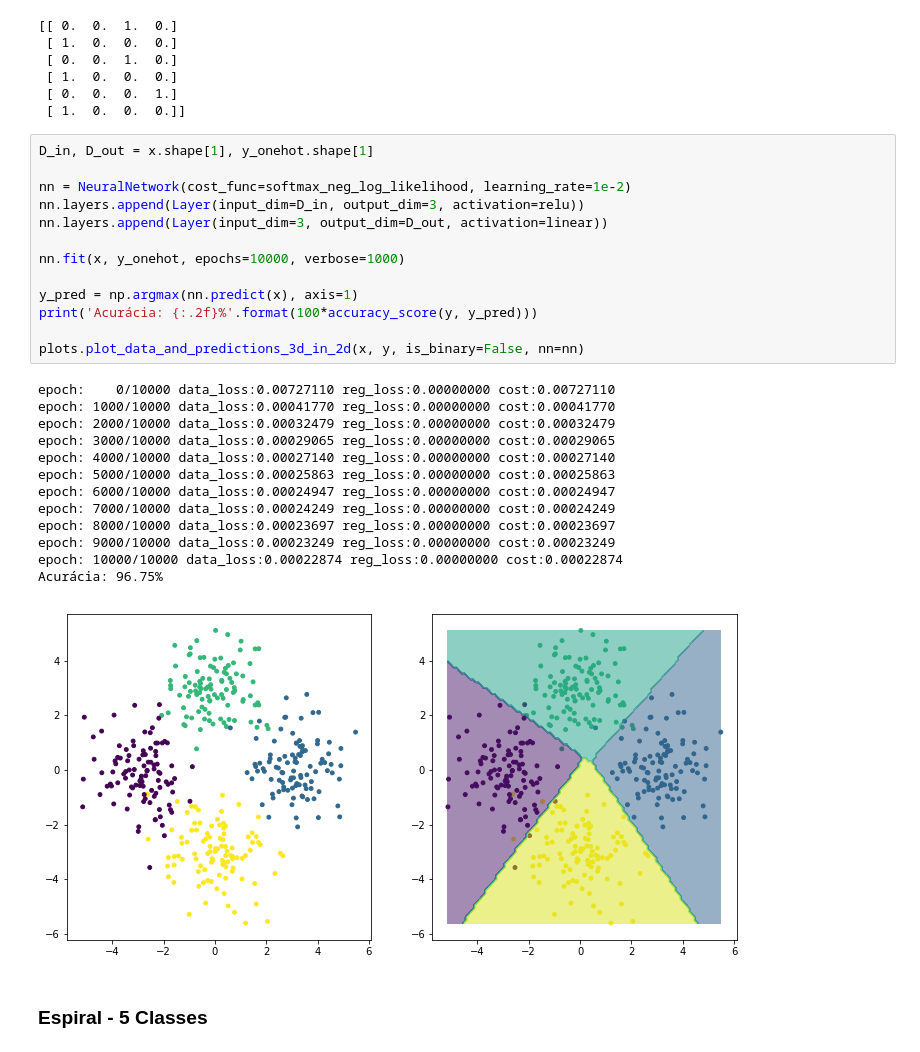
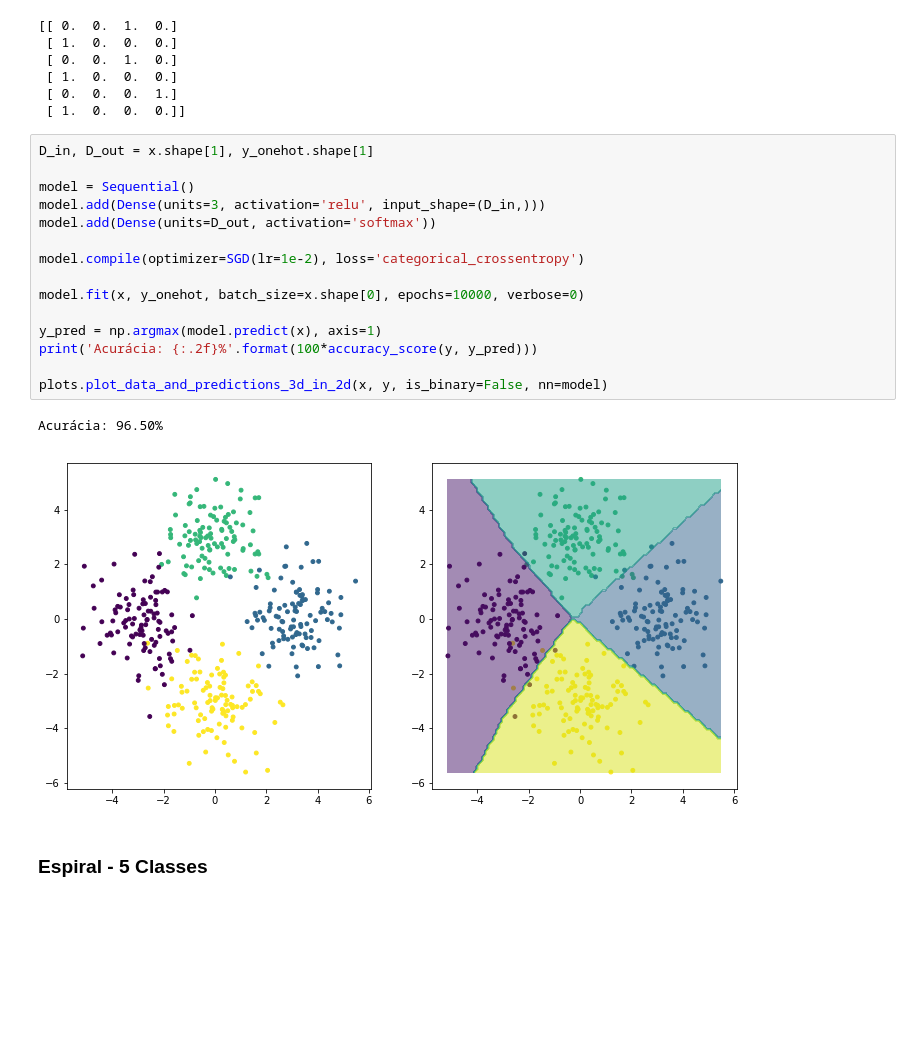
Before and after one commit to arnaldog12/Manual-Pratico-Deep-Learning, a Jupyter notebook: Rede Neural_Keras.ipynb, the cells around one changed output. Drawn from its saved outputs; the diff is of its cells as text; blank space fills up the shorter version.

```diff
--- a/Rede Neural_Keras.ipynb
+++ b/Rede Neural_Keras.ipynb
@@ -644,30 +578,21 @@ print(y_onehot[::70])
 # %%
 D_in, D_out = x.shape[1], y_onehot.shape[1]
 
-nn = NeuralNetwork(cost_func=softmax_neg_log_likelihood, learning_rate=1e-2)
-nn.layers.append(Layer(input_dim=D_in, output_dim=3, activation=relu))
-nn.layers.append(Layer(input_dim=3, output_dim=D_out, activation=linear))
+model = Sequential()
+model.add(Dense(units=3, activation='relu', input_shape=(D_in,)))
+model.add(Dense(units=D_out, activation='softmax'))
 
-nn.fit(x, y_onehot, epochs=10000, verbose=1000)
+model.compile(optimizer=SGD(lr=1e-2), loss='categorical_crossentropy')
 
-y_pred = np.argmax(nn.predict(x), axis=1)
+model.fit(x, y_onehot, batch_size=x.shape[0], epochs=10000, verbose=0)
+
+y_pred = np.argmax(model.predict(x), axis=1)
 print('Acurácia: {:.2f}%'.format(100*accuracy_score(y, y_pred)))
 
-plots.plot_data_and_predictions_3d_in_2d(x, y, is_binary=False, nn=nn)
+plots.plot_data_and_predictions_3d_in_2d(x, y, is_binary=False, nn=model)
 # %% [output]
-epoch:    0/10000 data_loss:0.00727110 reg_loss:0.00000000 cost:0.00727110
-epoch: 1000/10000 data_loss:0.00041770 reg_loss:0.00000000 cost:0.00041770
-epoch: 2000/10000 data_loss:0.00032479 reg_loss:0.00000000 cost:0.00032479
-epoch: 3000/10000 data_loss:0.00029065 reg_loss:0.00000000 cost:0.00029065
-epoch: 4000/10000 data_loss:0.00027140 reg_loss:0.00000000 cost:0.00027140
-epoch: 5000/10000 data_loss:0.00025863 reg_loss:0.00000000 cost:0.00025863
-epoch: 6000/10000 data_loss:0.00024947 reg_loss:0.00000000 cost:0.00024947
-epoch: 7000/10000 data_loss:0.00024249 reg_loss:0.00000000 cost:0.00024249
-epoch: 8000/10000 data_loss:0.00023697 reg_loss:0.00000000 cost:0.00023697
-epoch: 9000/10000 data_loss:0.00023249 reg_loss:0.00000000 cost:0.00023249
-epoch: 10000/10000 data_loss:0.00022874 reg_loss:0.00000000 cost:0.00022874
-Acurácia: 96.75%
+Acurácia: 96.50%
-[figure, old version]
+[figure, new version]
 # %% [markdown]
 ### Espiral - 5 Classes
 # %%
```
Also changed, not shown: parts of 20 cells of this notebook.
